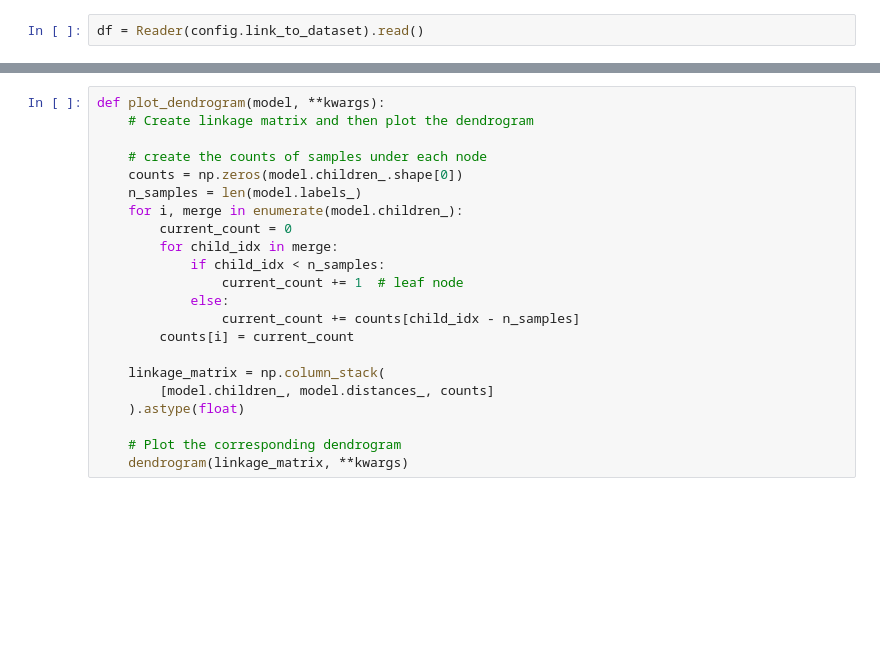
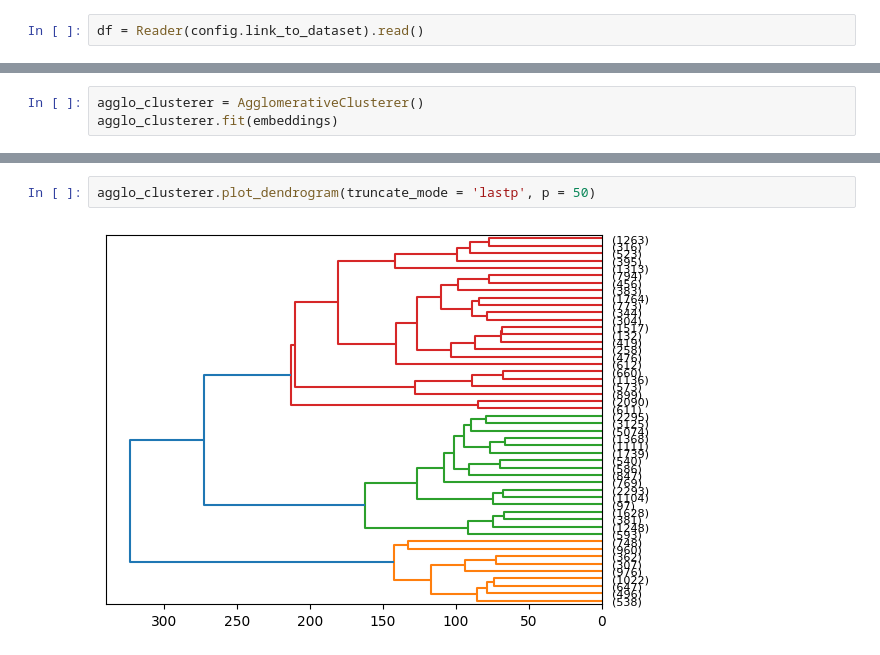
Before and after one commit to alexrodpas/twitter-poll-topic-clustering, a Jupyter notebook: sandbox.ipynb, the cells around one changed output, grey strips where cells are left out. Cells and saved outputs as stored; diff of their text form; blank space fills up the shorter version.

```diff
--- a/sandbox.ipynb
+++ b/sandbox.ipynb
@@ -157 +93,4 @@ clusterer.fit(embeddings)
+# %%
+agglo_clusterer = AgglomerativeClusterer()
+agglo_clusterer.fit(embeddings)
 # %%
@@ -170,22 +116,4 @@ clusterer.sample_from_cluster(df, 2)
-# %%
-def plot_dendrogram(model, **kwargs):
-    # Create linkage matrix and then plot the dendrogram
-
-    # create the counts of samples under each node
-    counts = np.zeros(model.children_.shape[0])
-    n_samples = len(model.labels_)
-    for i, merge in enumerate(model.children_):
-        current_count = 0
-        for child_idx in merge:
-            if child_idx < n_samples:
-                current_count += 1  # leaf node
-            else:
-                current_count += counts[child_idx - n_samples]
-        counts[i] = current_count
-
-    linkage_matrix = np.column_stack(
-        [model.children_, model.distances_, counts]
-    ).astype(float)
-
-    # Plot the corresponding dendrogram
-    dendrogram(linkage_matrix, **kwargs)
+# %%
+agglo_clusterer.plot_dendrogram(truncate_mode = 'lastp', p = 50)
+# %% [output]
+[figure, added]
```
Also changed, not shown: parts of 21 cells of this notebook, 2 other files.
